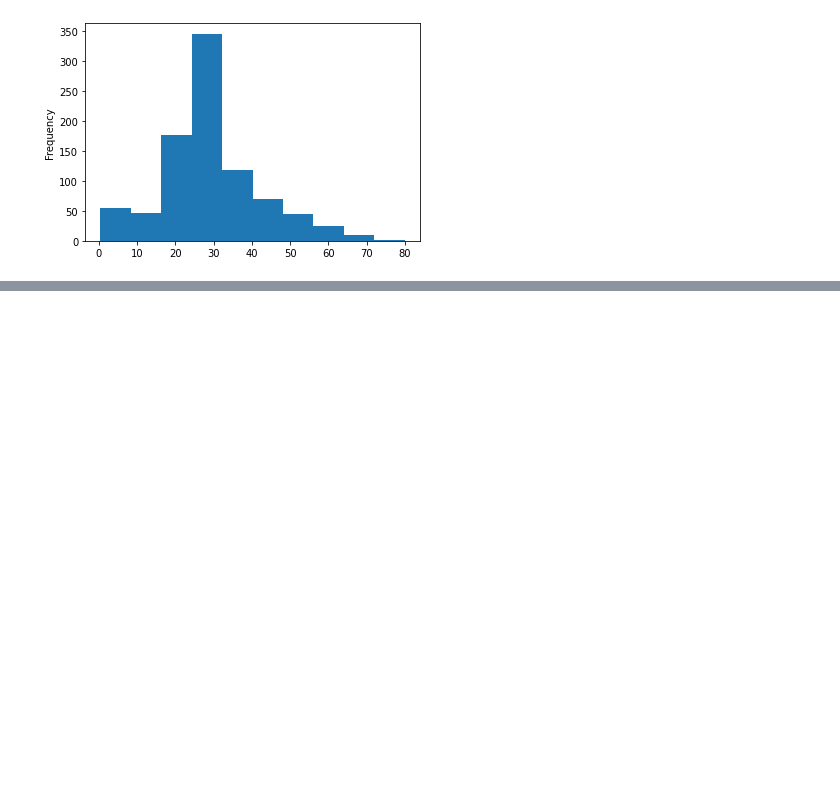
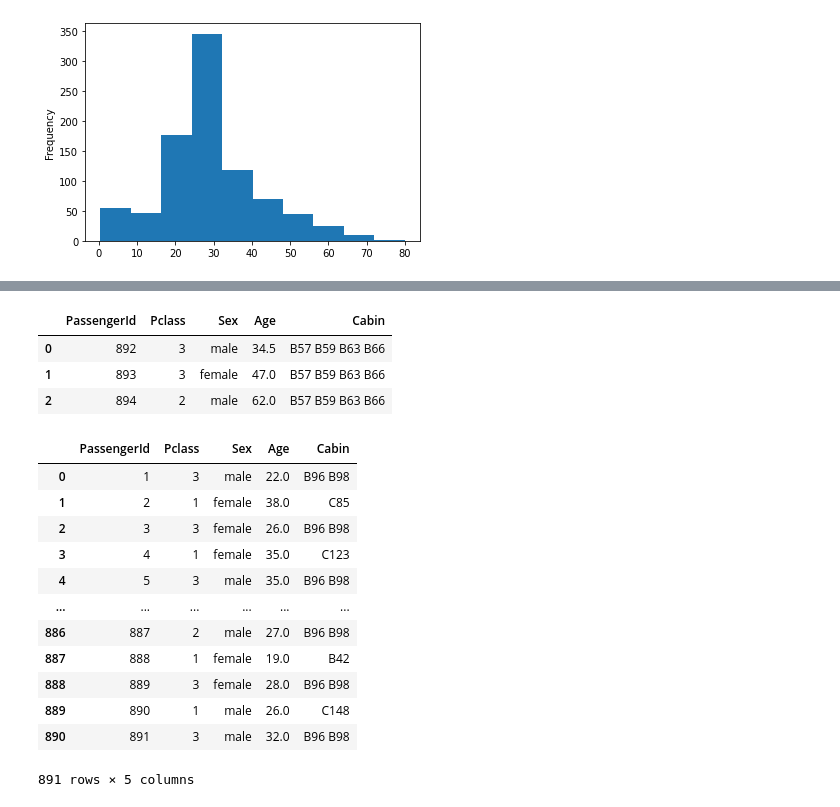
Before and after one commit to pranzalkhadka/Titanic_ML, a Jupyter notebook: Titanic_ML.ipynb, the cells around one changed output, grey strips where cells are left out. Saved outputs shown, nothing was run; the diff lists cells and outputs as text; code cells hidden in the pictures; blank space fills up the shorter version.

```diff
--- a/Titanic_ML.ipynb
+++ b/Titanic_ML.ipynb
@@ -188,0 +180,2 @@ test_size
+# %%
+dataframe = dataframe.drop(['Name','SibSp','Parch','Ticket','Fare','Embarked'],axis = 1)
@@ -188,0 +226,26 @@ test_size
+# %%
+test.head(3)
+# %% [output]
+|  | PassengerId | Pclass | Sex | Age | Cabin |
+| 0 | 892 | 3 | male | 34.5 | B57 B59 B63 B66 |
+| 1 | 893 | 3 | female | 47.0 | B57 B59 B63 B66 |
+| 2 | 894 | 2 | male | 62.0 | B57 B59 B63 B66 |
+# %%
+x_train = dataframe.drop("Survived",axis =1)
+y_train = dataframe["Survived"]
+# %%
+x_train
+# %% [output]
+|  | PassengerId | Pclass | Sex | Age | Cabin |
+| 0 | 1 | 3 | male | 22.0 | B96 B98 |
+| 1 | 2 | 1 | female | 38.0 | C85 |
+| 2 | 3 | 3 | female | 26.0 | B96 B98 |
+| 3 | 4 | 1 | female | 35.0 | C123 |
+| 4 | 5 | 3 | male | 35.0 | B96 B98 |
+| ... | ... | ... | ... | ... | ... |
+| 886 | 887 | 2 | male | 27.0 | B96 B98 |
+| 887 | 888 | 1 | female | 19.0 | B42 |
+| 888 | 889 | 3 | female | 28.0 | B96 B98 |
+| 889 | 890 | 1 | male | 26.0 | C148 |
+| 890 | 891 | 3 | male | 32.0 | B96 B98 |
+891 rows × 5 columns
```
Also changed, not shown: parts of 33 cells of this notebook.
